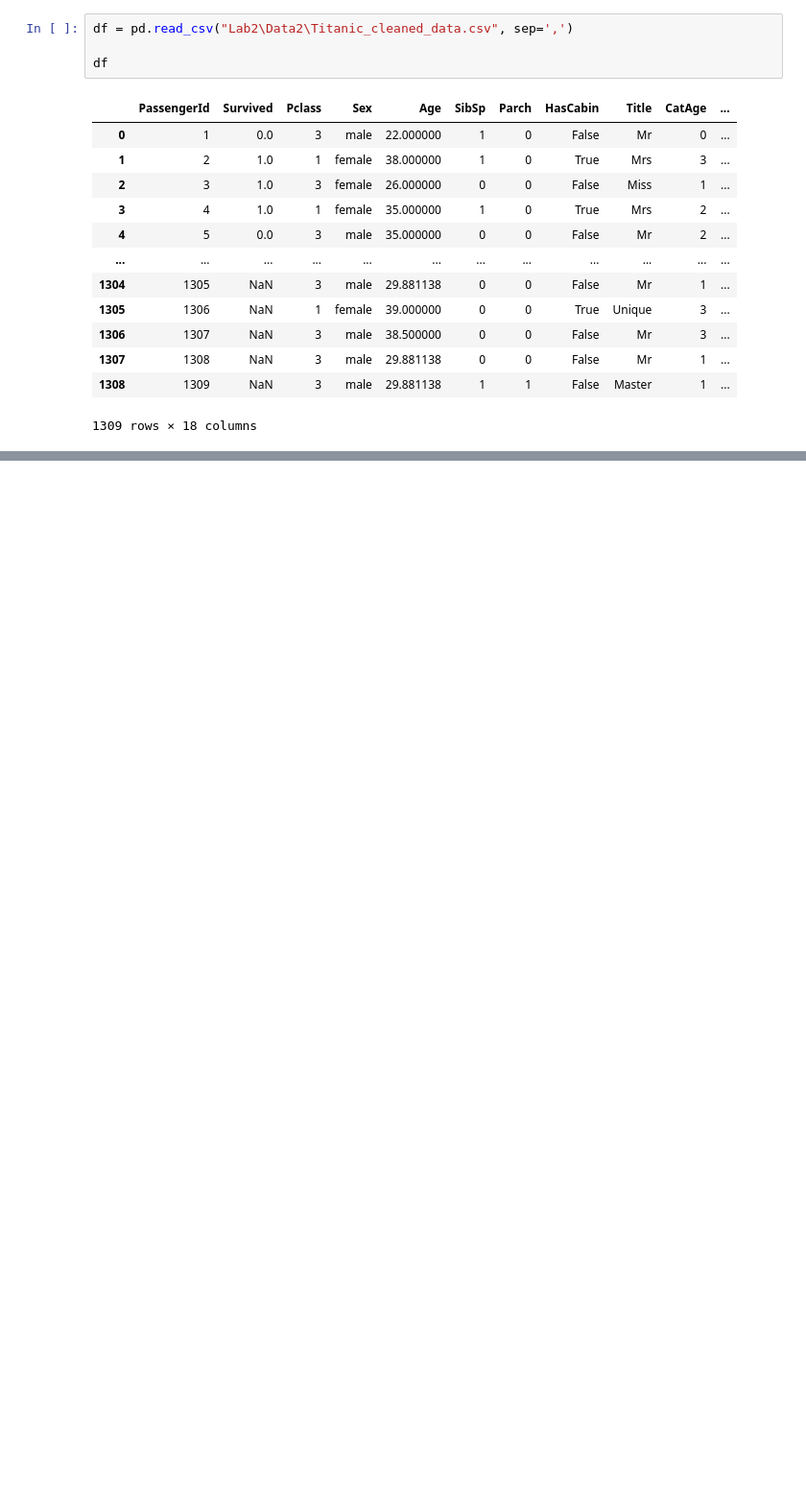
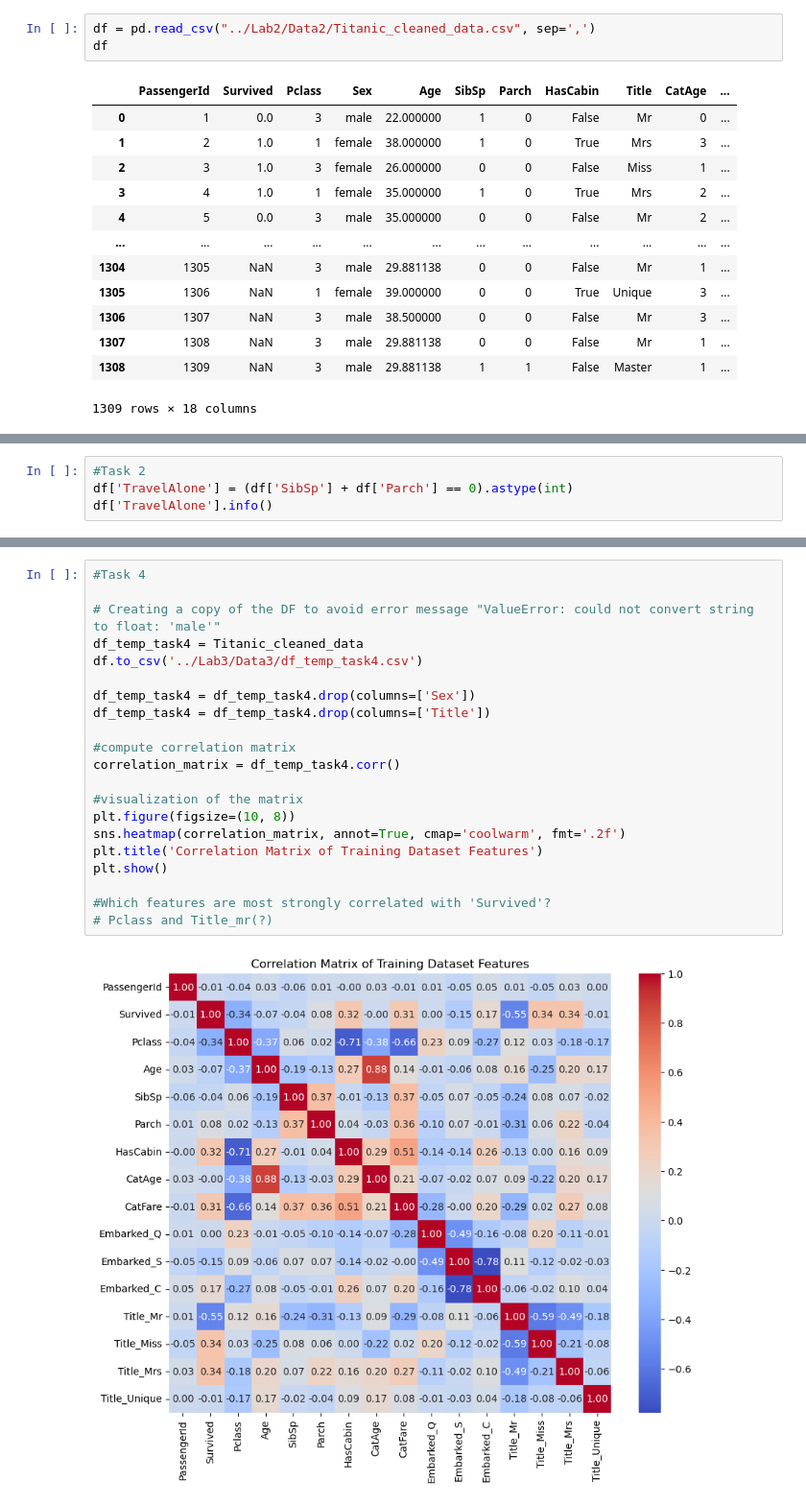
Before and after one commit to Luka122/DAVE3625, a Jupyter notebook: Lab3/Untitled-3.ipynb, the cells around one changed output, grey strips where cells are left out. Shown: that part at 96% size. Saved outputs shown, nothing was run; the diff lists cells and outputs as text; blank space fills up the shorter version.

```diff
--- a/Lab3/Untitled-3.ipynb
+++ b/Lab3/Untitled-3.ipynb
@@ -12,8 +12,7 @@ from sklearn.linear_model import LogisticRegression
 from sklearn.feature_selection import RFE
 from sklearn.metrics import confusion_matrix
 # %%
-df = pd.read_csv("Lab2\Data2\Titanic_cleaned_data.csv", sep=',')
-
+df = pd.read_csv("../Lab2/Data2/Titanic_cleaned_data.csv", sep=',')
 df
 # %% [output]
 |  | PassengerId | Survived | Pclass | Sex | Age | SibSp | Parch | HasCabin | Title | CatAge | ... |
@@ -31,0 +40,4 @@ df
+# %%
+#Task 2
+df['TravelAlone'] = (df['SibSp'] + df['Parch'] == 0).astype(int)
+df['TravelAlone'].info()
@@ -31,0 +138,23 @@ df
+# %%
+#Task 4
+
+# Creating a copy of the DF to avoid error message "ValueError: could not convert string to float: 'male'"
+df_temp_task4 = Titanic_cleaned_data
+df.to_csv('../Lab3/Data3/df_temp_task4.csv')
+
+df_temp_task4 = df_temp_task4.drop(columns=['Sex'])
+df_temp_task4 = df_temp_task4.drop(columns=['Title'])
+
+#compute correlation matrix
+correlation_matrix = df_temp_task4.corr()
+
+#visualization of the matrix
+plt.figure(figsize=(10, 8))
+sns.heatmap(correlation_matrix, annot=True, cmap='coolwarm', fmt='.2f')
+plt.title('Correlation Matrix of Training Dataset Features')
+plt.show()
+
+#Which features are most strongly correlated with 'Survived'?
+# Pclass and Title_mr(?)
+# %% [output]
+[figure, added]
```
Also changed, not shown: parts of 5 cells of this notebook, 4 other files.
